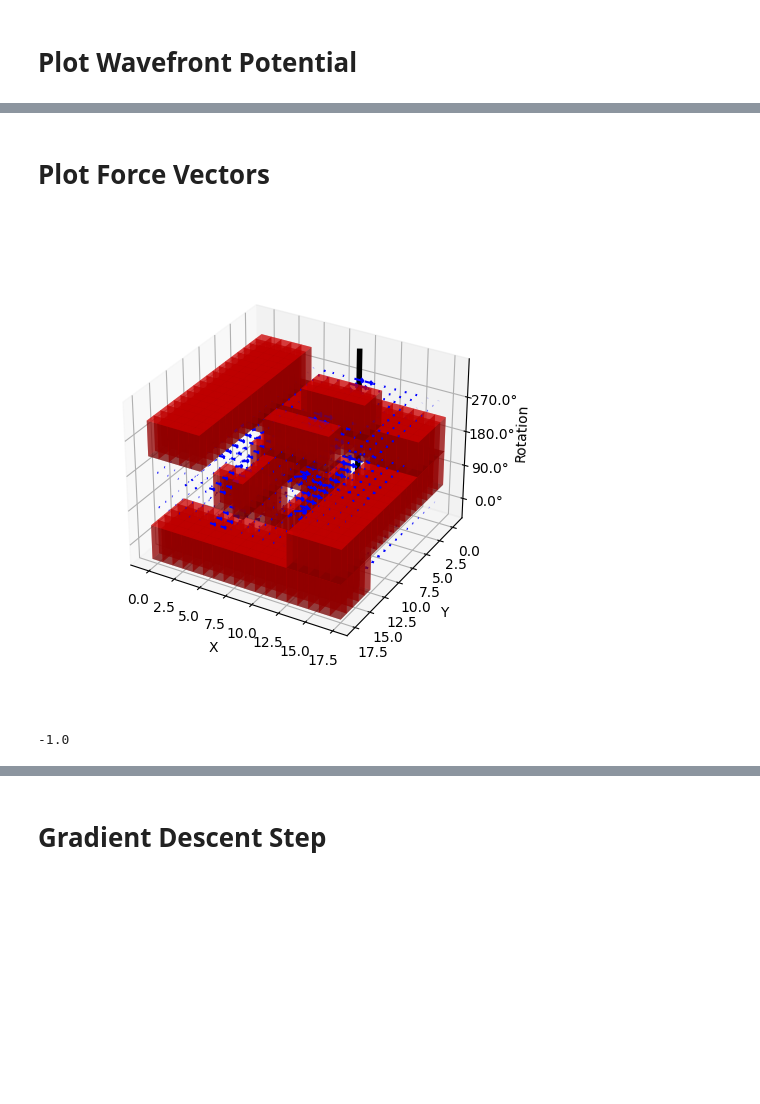
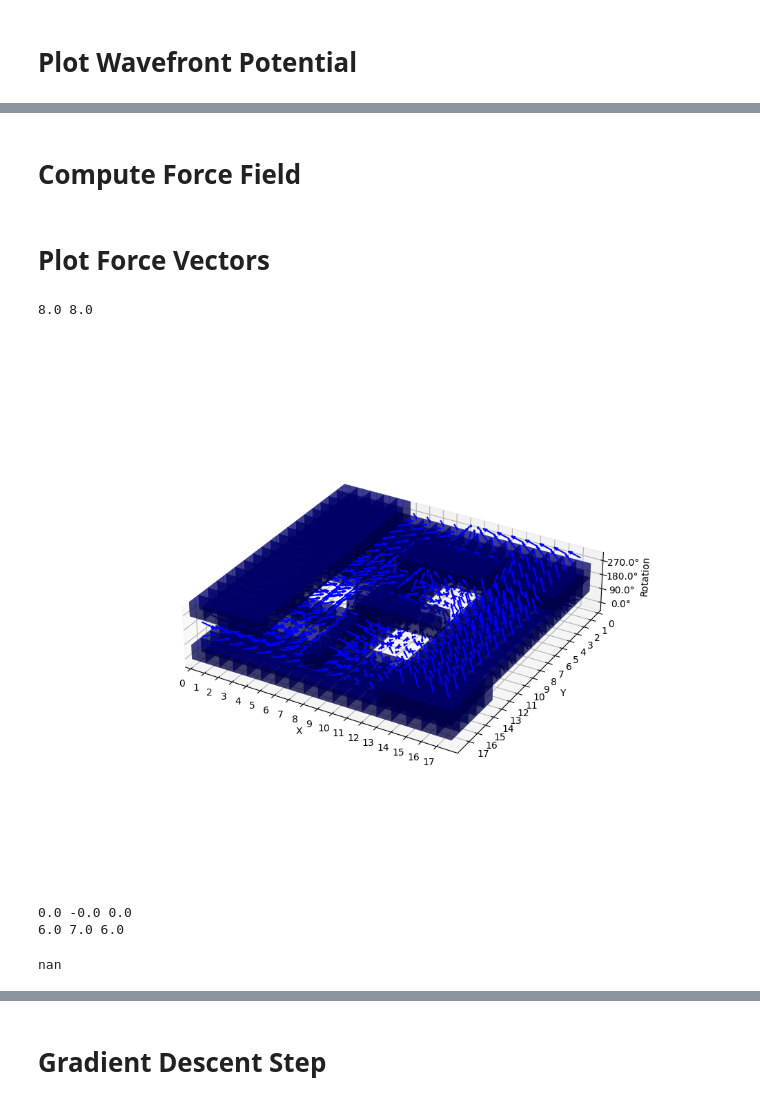
Before and after one commit to ca-schue/potential-field, a Jupyter notebook: pot-field-gradient-wavefront.ipynb, the cells around one changed output, grey strips where cells are left out. Cells and saved outputs as stored; diff of their text form; code cells hidden in the pictures; blank space fills up the shorter version.

```diff
--- a/pot-field-gradient-wavefront.ipynb
+++ b/pot-field-gradient-wavefront.ipynb
@@ -626,0 +539,2 @@ NameError: name 'total_potential' is not defined
+# %% [markdown]
+# Compute Force Field
@@ -630,14 +678,15 @@ NameError: name 'total_potential' is not defined
 import matplotlib.pyplot as plt
 import numpy as np
 
-def visualize_space_and_forces(computational_space, force_field_x, force_field_y, force_field_rotation, ax, start_point=None, goal_point=None):
+def visualize_space_and_forces(computational_space, ax, force_field_x=None, force_field_y=None, force_field_rotation=None, start_point=None, goal_point=None):
     rotation, size_y, size_x = computational_space.shape
 
     obstacle_color = 'darkblue'
     start_color = 'green'
     goal_color = 'red'
 
-    max_force = np.max(np.sqrt(force_field_x**2 + force_field_y**2 + force_field_rotation**2))
+    if force_field_x is not None and force_field_y is not None and force_field_rotation is not None:
+        max_force = np.max(np.sqrt(force_field_x**2 + force_field_y**2 + force_field_rotation**2))
 
     for r in range(rotation):
         for y in range(size_y):
@@ -646,14 +695,13 @@ def visualize_space_and_forces(computational_space, force_field_x, force_field_y
                     # Plotte einen Würfel mit gleichen Abmessungen in allen Richtungen
                     ax.bar3d(x - 0.5, y - 0.5, r, 1, 1, 1, color=obstacle_color, alpha=0.5)
                 else:
-                    # Berechne die Länge des Kraftvektors für diesen Punkt
-                    force_length = np.sqrt(force_field_x[r, y, x]**2 + force_field_y[r, y, x]**2 + force_field_rotation[r, y, x]**2)
-
-                    # Normalisiere den Kraftvektor auf den Bereich [0, 1]
-                    length = force_length / max_force if max_force != 0 else 0
-
-                    plot_axis.quiver(x - 0.5, y - 0.5, r, force_field_x[r, y, x], force_field_y[r, y, x], force_field_rotation[r, y, x],
-                            color='blue', length=length, normalize=True)
+                    if force_field_x is not None and force_field_y is not None and force_field_rotation is not None:
+                        # Berechne die Länge des Kraftvektors für diesen Punkt
+                        force_length = np.sqrt(force_field_x[r, y, x]**2 + force_field_y[r, y, x]**2 + force_field_rotation[r, y, x]**2)
+                        # Normalisiere den Kraftvektor auf den Bereich [0, 1]
+                        length = force_length / max_force if max_force != 0 else 0
+                        plot_axis.quiver(x, y, r + 0.5, force_field_x[r, y, x], force_field_y[r, y, x], force_field_rotation[r, y, x],
+                                color='blue', length=length, normalize=True)
 
     if start_point is not None:
         start_x, start_y, start_rotation = start_point
@@ -673,35 +721,54 @@ def visualize_space_and_forces(computational_space, force_field_x, force_field_y
     ax.invert_yaxis()
 
     # Passe die Skalierung der Z-Achse manuell an
     ax.set_xlim(0, size_x)
     ax.set_ylim(0, size_y)
     ax.set_zlim(0, rotation)
 
     # Passe die Z-Koordinaten an, um die Würfel über der XY-Ebene zu positionieren
     ax.set_box_aspect([size_x / rotation, size_y / rotation, 1])
 
     # Passe die Position der Z-Ticks an
     ax.set_zticks(np.arange(0, rotation, 1) + 0.5)
     ax.set_zticklabels([f'{angle}°' for angle in np.arange(0, 360, 360/rotation)])
 
     # Passe die Position der X- und Y-Ticks an
     ax.set_xticks(np.arange(0, size_x, 1))
     ax.set_yticks(np.arange(0, size_y, 1))
+    ax.invert_yaxis()
 
     #ax.set_zticklabels([f'{angle}°' for angle in [0, 90, 180, 270]])
 
-fig = plt.figure(figsize=(5, 5))
+total_potential[~computational_space] = np.nan
+
+force_field_x, force_field_y, force_field_rotation = compute_gradients4(total_potential, goal_point)
+
+total_potential[~computational_space] = 0
+force_field_x[~computational_space] = 0
+force_field_y[~computational_space] = 0
+force_field_rotation[~computational_space] = 0
+
+fig = plt.figure(figsize=(10, 8))
 plot_axis = fig.add_subplot(111, projection='3d')
 visualize_space_and_forces(
     computational_space=computational_space,
     force_field_x=force_field_x,
     force_field_y=force_field_y,
     force_field_rotation=force_field_rotation,
     goal_point=goal_point,
     ax=plot_axis)
 plt.show()
-
-print(np.min(force_field_rotation))
 # %% [output]
+8.0 8.0
-[figure, old version]
+[figure, new version]
--1.0
+# %%
+print(force_field_x[0][1][7],force_field_y[1][1][7], force_field_rotation[3][1][7])
+ #0  1  7
+print(total_potential[3][1][7], total_potential[0][1][7], total_potential[3][1][7])
+# %% [output]
+0.0 -0.0 0.0
+6.0 7.0 6.0
+# %%
+force_field_rotation[0][12][0]
+# %% [output]
+nan
```
Also changed, not shown: parts of 11 cells of this notebook.
